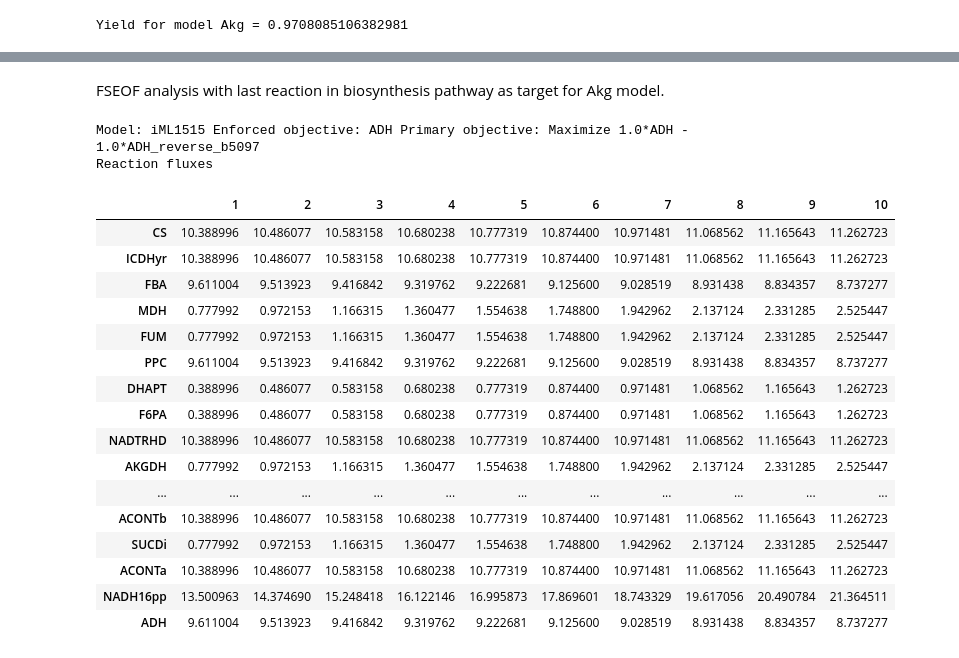
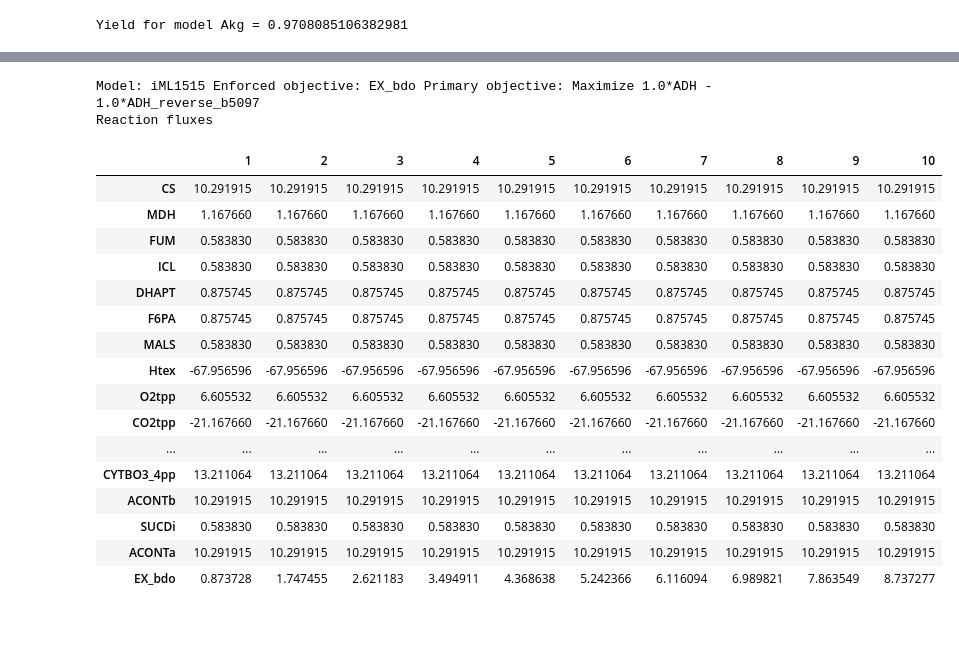
Before and after one commit to 27410/group-assignment-2021-group_11_bdo_production, a Jupyter notebook: BDO project.ipynb, the cells around one changed output, grey strips where cells are left out. Cells and saved outputs as stored; diff of their text form; code cells hidden in the pictures; blank space fills up the shorter version.

```diff
--- a/BDO project.ipynb
+++ b/BDO project.ipynb
@@ -366,30 +378,28 @@ plt.show()
-# %% [markdown]
-FSEOF analysis with last reaction in biosynthesis pathway as target for Akg model.
 # %%
 from cameo import models
 from cameo.visualization.plotting.with_plotly import PlotlyPlotter
 from cameo.strain_design.deterministic.flux_variability_based import FSEOF
 fseof = FSEOF(model_akg)
-result_akg=fseof.run(target=model_akg.reactions.ADH)
+result_akg=fseof.run(target=model_akg.reactions.EX_bdo)
 result_akg
 # %% [output]
-Model: iML1515 Enforced objective: ADH Primary objective: Maximize 1.0*ADH - 1.0*ADH_reverse_b5097
+Model: iML1515 Enforced objective: EX_bdo Primary objective: Maximize 1.0*ADH - 1.0*ADH_reverse_b5097
 Reaction fluxes
 |  | 1 | 2 | 3 | 4 | 5 | 6 | 7 | 8 | 9 | 10 |
-| CS | 10.388996 | 10.486077 | 10.583158 | 10.680238 | 10.777319 | 10.874400 | 10.971481 | 11.068562 | 11.165643 | 11.262723 |
-| ICDHyr | 10.388996 | 10.486077 | 10.583158 | 10.680238 | 10.777319 | 10.874400 | 10.971481 | 11.068562 | 11.165643 | 11.262723 |
-| FBA | 9.611004 | 9.513923 | 9.416842 | 9.319762 | 9.222681 | 9.125600 | 9.028519 | 8.931438 | 8.834357 | 8.737277 |
-| MDH | 0.777992 | 0.972153 | 1.166315 | 1.360477 | 1.554638 | 1.748800 | 1.942962 | 2.137124 | 2.331285 | 2.525447 |
-| FUM | 0.777992 | 0.972153 | 1.166315 | 1.360477 | 1.554638 | 1.748800 | 1.942962 | 2.137124 | 2.331285 | 2.525447 |
-| PPC | 9.611004 | 9.513923 | 9.416842 | 9.319762 | 9.222681 | 9.125600 | 9.028519 | 8.931438 | 8.834357 | 8.737277 |
-| DHAPT | 0.388996 | 0.486077 | 0.583158 | 0.680238 | 0.777319 | 0.874400 | 0.971481 | 1.068562 | 1.165643 | 1.262723 |
-| F6PA | 0.388996 | 0.486077 | 0.583158 | 0.680238 | 0.777319 | 0.874400 | 0.971481 | 1.068562 | 1.165643 | 1.262723 |
-| NADTRHD | 10.388996 | 10.486077 | 10.583158 | 10.680238 | 10.777319 | 10.874400 | 10.971481 | 11.068562 | 11.165643 | 11.262723 |
-| AKGDH | 0.777992 | 0.972153 | 1.166315 | 1.360477 | 1.554638 | 1.748800 | 1.942962 | 2.137124 | 2.331285 | 2.525447 |
+| CS | 10.291915 | 10.291915 | 10.291915 | 10.291915 | 10.291915 | 10.291915 | 10.291915 | 10.291915 | 10.291915 | 10.291915 |
+| MDH | 1.167660 | 1.167660 | 1.167660 | 1.167660 | 1.167660 | 1.167660 | 1.167660 | 1.167660 | 1.167660 | 1.167660 |
+| FUM | 0.583830 | 0.583830 | 0.583830 | 0.583830 | 0.583830 | 0.583830 | 0.583830 | 0.583830 | 0.583830 | 0.583830 |
+| ICL | 0.583830 | 0.583830 | 0.583830 | 0.583830 | 0.583830 | 0.583830 | 0.583830 | 0.583830 | 0.583830 | 0.583830 |
+| DHAPT | 0.875745 | 0.875745 | 0.875745 | 0.875745 | 0.875745 | 0.875745 | 0.875745 | 0.875745 | 0.875745 | 0.875745 |
+| F6PA | 0.875745 | 0.875745 | 0.875745 | 0.875745 | 0.875745 | 0.875745 | 0.875745 | 0.875745 | 0.875745 | 0.875745 |
+| MALS | 0.583830 | 0.583830 | 0.583830 | 0.583830 | 0.583830 | 0.583830 | 0.583830 | 0.583830 | 0.583830 | 0.583830 |
+| Htex | -67.956596 | -67.956596 | -67.956596 | -67.956596 | -67.956596 | -67.956596 | -67.956596 | -67.956596 | -67.956596 | -67.956596 |
+| O2tpp | 6.605532 | 6.605532 | 6.605532 | 6.605532 | 6.605532 | 6.605532 | 6.605532 | 6.605532 | 6.605532 | 6.605532 |
+| CO2tpp | -21.167660 | -21.167660 | -21.167660 | -21.167660 | -21.167660 | -21.167660 | -21.167660 | -21.167660 | -21.167660 | -21.167660 |
 | ... | ... | ... | ... | ... | ... | ... | ... | ... | ... | ... |
-| ACONTb | 10.388996 | 10.486077 | 10.583158 | 10.680238 | 10.777319 | 10.874400 | 10.971481 | 11.068562 | 11.165643 | 11.262723 |
-| SUCDi | 0.777992 | 0.972153 | 1.166315 | 1.360477 | 1.554638 | 1.748800 | 1.942962 | 2.137124 | 2.331285 | 2.525447 |
-| ACONTa | 10.388996 | 10.486077 | 10.583158 | 10.680238 | 10.777319 | 10.874400 | 10.971481 | 11.068562 | 11.165643 | 11.262723 |
-| NADH16pp | 13.500963 | 14.374690 | 15.248418 | 16.122146 | 16.995873 | 17.869601 | 18.743329 | 19.617056 | 20.490784 | 21.364511 |
-| ADH | 9.611004 | 9.513923 | 9.416842 | 9.319762 | 9.222681 | 9.125600 | 9.028519 | 8.931438 | 8.834357 | 8.737277 |
+| CYTBO3_4pp | 13.211064 | 13.211064 | 13.211064 | 13.211064 | 13.211064 | 13.211064 | 13.211064 | 13.211064 | 13.211064 | 13.211064 |
+| ACONTb | 10.291915 | 10.291915 | 10.291915 | 10.291915 | 10.291915 | 10.291915 | 10.291915 | 10.291915 | 10.291915 | 10.291915 |
+| SUCDi | 0.583830 | 0.583830 | 0.583830 | 0.583830 | 0.583830 | 0.583830 | 0.583830 | 0.583830 | 0.583830 | 0.583830 |
+| ACONTa | 10.291915 | 10.291915 | 10.291915 | 10.291915 | 10.291915 | 10.291915 | 10.291915 | 10.291915 | 10.291915 | 10.291915 |
+| EX_bdo | 0.873728 | 1.747455 | 2.621183 | 3.494911 | 4.368638 | 5.242366 | 6.116094 | 6.989821 | 7.863549 | 8.737277 |
 # %%
```
Also changed, not shown: parts of 34 cells of this notebook, 1 other file.
